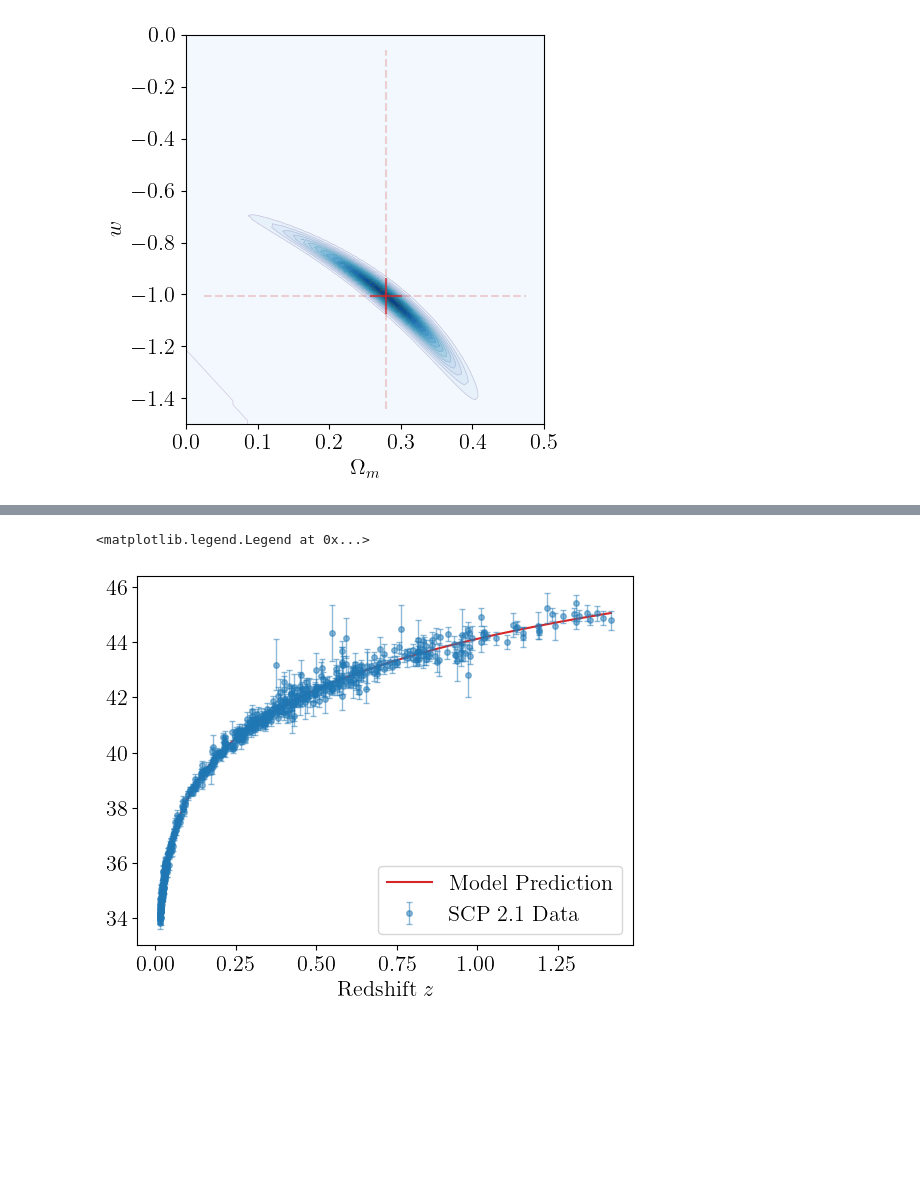
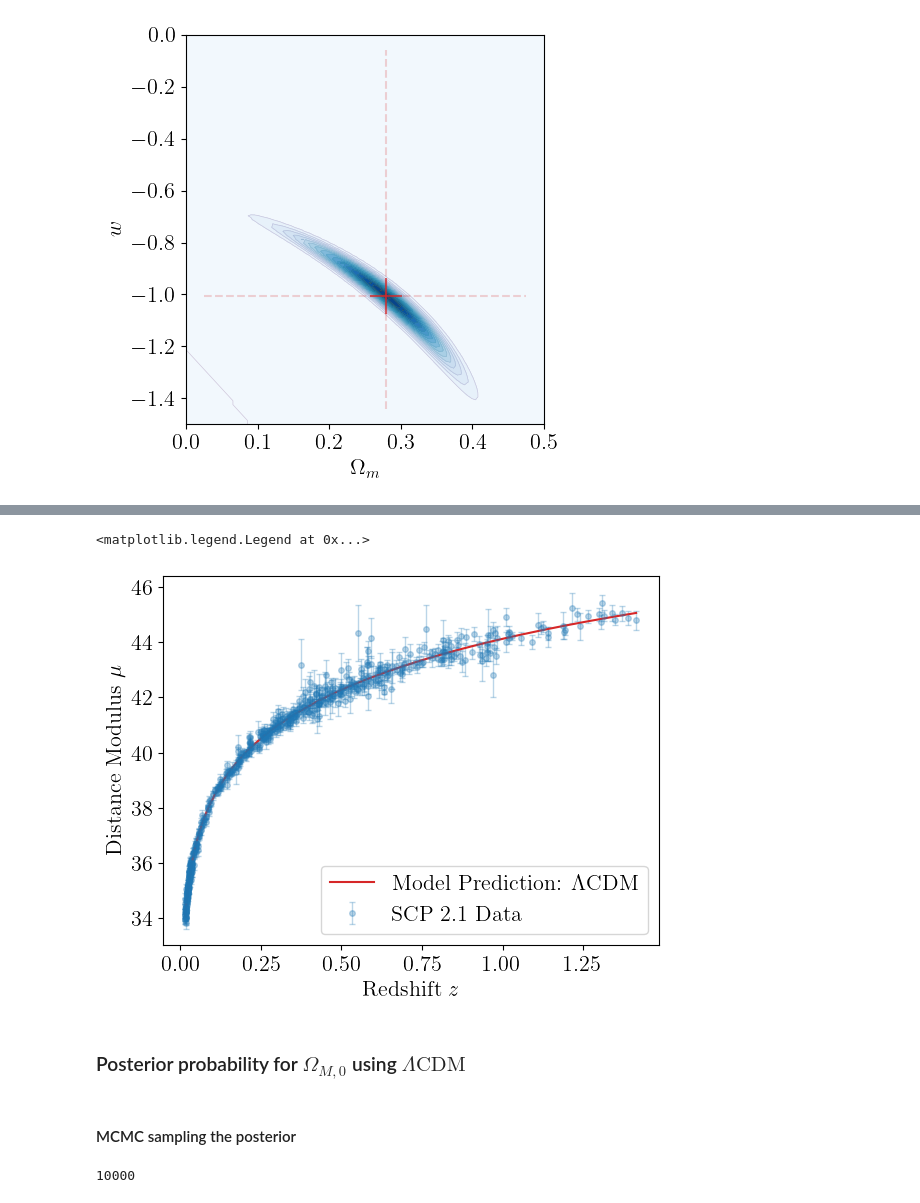
Before and after one commit to j-haralds/Advanced_sim, a Jupyter notebook: proj1_shared/proj1_2_jesper.ipynb, the cells around one changed output, grey strips where cells are left out. Cells and saved outputs as stored; diff of their text form; code cells hidden in the pictures; blank space fills up the shorter version.

```diff
--- a/proj1_shared/proj1_2_jesper.ipynb
+++ b/proj1_shared/proj1_2_jesper.ipynb
@@ -146,6 +146,22 @@ plt.legend()
 [figure]
 # %%
 def log_likelihood(theta, z, mu, sig_mu):
+       '''
+       Log-likelihood function for supernovae distance moduli.
+       Parameters
+       ----------
+       theta : array-like
+                 Model parameters [Om_M, w].
+       z : array-like
+                 Redshift data.
+       mu : array-like
+                 Observed distance moduli.
+       sig_mu : array-like
+                 Uncertainties in distance moduli.
+       Returns
+       -------
+       log_likelihood : float
+       '''
        Nd = len(mu)
        resid = mu - model(theta, z)
        W = 1.0 / (sig_mu**2)
@@ -277,13 +265,15 @@ sns.jointplot(data=df, x='Omega_Lambda', y='w', kind='kde', fill=True, cmap='vir
 # %%
-th_opt_lam = ml_param(theta0=[1, -1])
-print('--- LambdaCDM ---')
+th_opt_w = ml_param(theta0=[1, -1])
+print('--- wCDM ---')
+print(f'Optimal parameters Om_M, w: {th_opt_w}')
+print(f'Optimal parameters Om_lam: {1-th_opt_w[0]}')
+print(f'BIC: {bic(th_opt_w, z, mu, mu_err)}')
+print(f'AIC: {aic(th_opt_w, z, mu, mu_err)}')
+
+th_opt_lam = ml_param(theta0=1)
+print('--- LambdaCDM---')
 print(f'Optimal parameters: {th_opt_lam}')
-print(f'BIC: {bic(th_opt_lam, z, mu, mu_err)}')
-print(f'AIC: {aic(th_opt_lam, z, mu, mu_err)}')
-
-th_opt_w = ml_param(theta0=1)
-print('--- wCDM---')
-print(f'Optimal parameters: {th_opt_w}')
-print(f'BIC: {bic([th_opt_w[0], -1], z, mu, mu_err)}')
-print(f'AIC: {aic([th_opt_w[0], -1], z, mu, mu_err)}')
+print(f'Optimal parameters Om_lam: {1-th_opt_lam[0]}')
+print(f'BIC: {bic([th_opt_lam[0], -1], z, mu, mu_err)}')
+print(f'AIC: {aic([th_opt_lam[0], -1], z, mu, mu_err)}')
 # %% [output]
@@ -291,8 +290,11 @@ NameError: name 'ml_param' is not defined
-# %%
-plt.plot(np.sort(z), model(th_opt_lam, np.sort(z)), color='tab:red', label='Model Prediction')
-plt.errorbar(z, df['mu'], yerr=mu_err, fmt='o', markersize=4, elinewidth=1, capsize=2, alpha=0.5, label='SCP 2.1 Data', color='tab:blue')
-plt.xlabel('Redshift $z$');
-plt.legend()
-# %% [output]
-<matplotlib.legend.Legend at 0x...>
-[figure, removed]
+# %%
+plt.errorbar(z, mu, yerr=mu_err, fmt='o', markersize=4, elinewidth=1, capsize=2, alpha=0.3, label='SCP 2.1 Data', color='tab:blue')
+plt.plot(np.sort(z), model(th_opt_lam, np.sort(z)), color='tab:red', label='Model Prediction: $\Lambda$CDM')
+plt.xlabel('Redshift $z$');
+plt.ylabel('Distance Modulus $\\mu$')
+plt.legend()
+# %% [output]
+<matplotlib.legend.Legend at 0x...>
+[figure, added]
+# %% [markdown]
+### Posterior probability for $\Omega_{M,0}$ using $\Lambda\text{CDM}$
@@ -298,0 +313,2 @@ plt.legend()
+# %% [markdown]
+#### MCMC sampling the posterior
@@ -298,0 +376,5 @@ plt.legend()
+# %%
+samples_arr, sampler = samples
+print(len(samples_arr))
+# %% [output]
+10000
```
Also changed, not shown: parts of 6 cells of this notebook, 3 other files.
